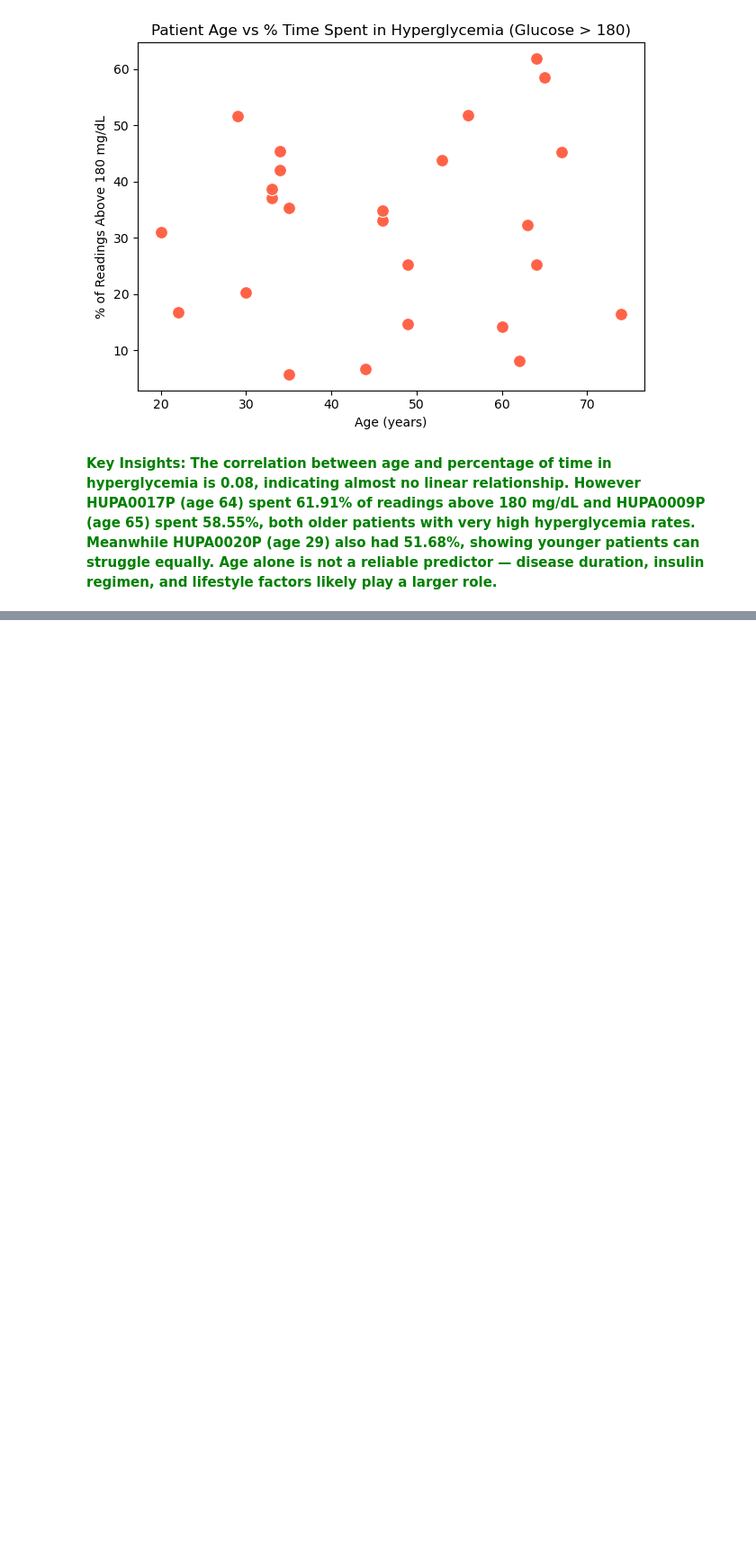
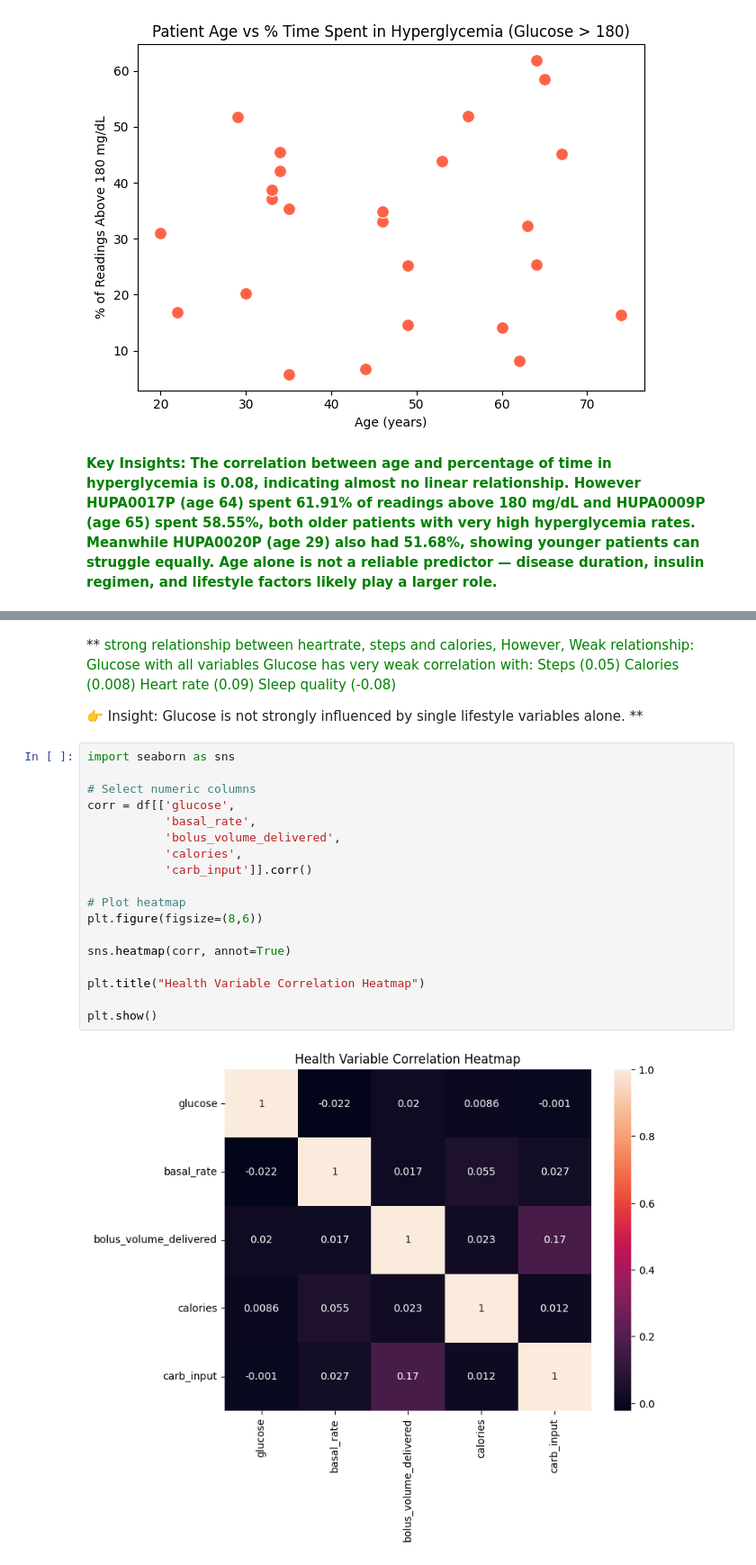
Before and after one commit to PoojaBELURE1724/Team6_DataDynamos_Python-Hackathon_MAY-2026, a Jupyter notebook: Team6_DataDynamos_category3.PrescriptiveAnalysis.ipynb, the cells around one changed output, grey strips where cells are left out. Shown at 90% size. Drawn from its saved outputs; the diff is of its cells as text; blank space fills up the shorter version.

```diff
--- a/Team6_DataDynamos_category3.PrescriptiveAnalysis.ipynb
+++ b/Team6_DataDynamos_category3.PrescriptiveAnalysis.ipynb
@@ -351,0 +496,32 @@ play a larger role.</span>**
+# %% [markdown]
+**<span style="color:green">
+strong relationship between heartrate, steps and calories,
+However, Weak relationship: Glucose with all variables
+Glucose has very weak correlation with:
+Steps (0.05)
+Calories (0.008)
+Heart rate (0.09)
+Sleep quality (-0.08)
+
+👉 Insight: Glucose is not strongly influenced by single lifestyle variables alone.
+</span>**
+# %%
+import seaborn as sns
+
+# Select numeric columns
+corr = df[['glucose',
+           'basal_rate',
+           'bolus_volume_delivered',
+           'calories',
+           'carb_input']].corr()
+
+# Plot heatmap
+plt.figure(figsize=(8,6))
+
+sns.heatmap(corr, annot=True)
+
+plt.title("Health Variable Correlation Heatmap")
+
+plt.show()
+# %% [output]
+[figure, added]
```
Also changed, not shown: parts of 17 cells of this notebook.
